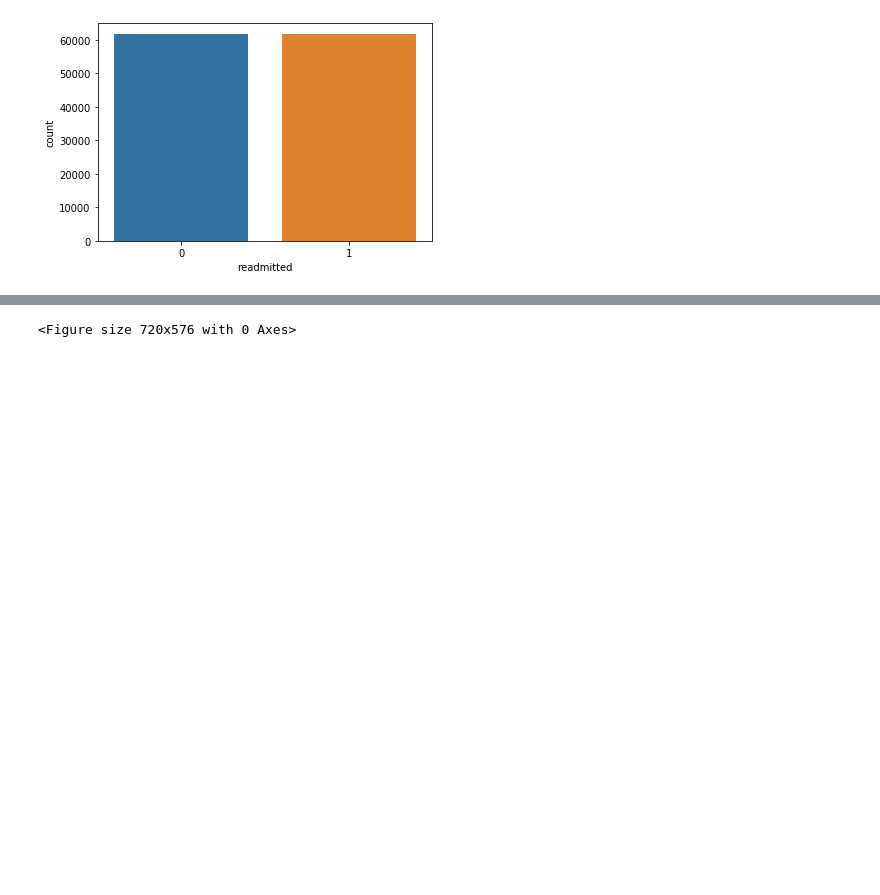
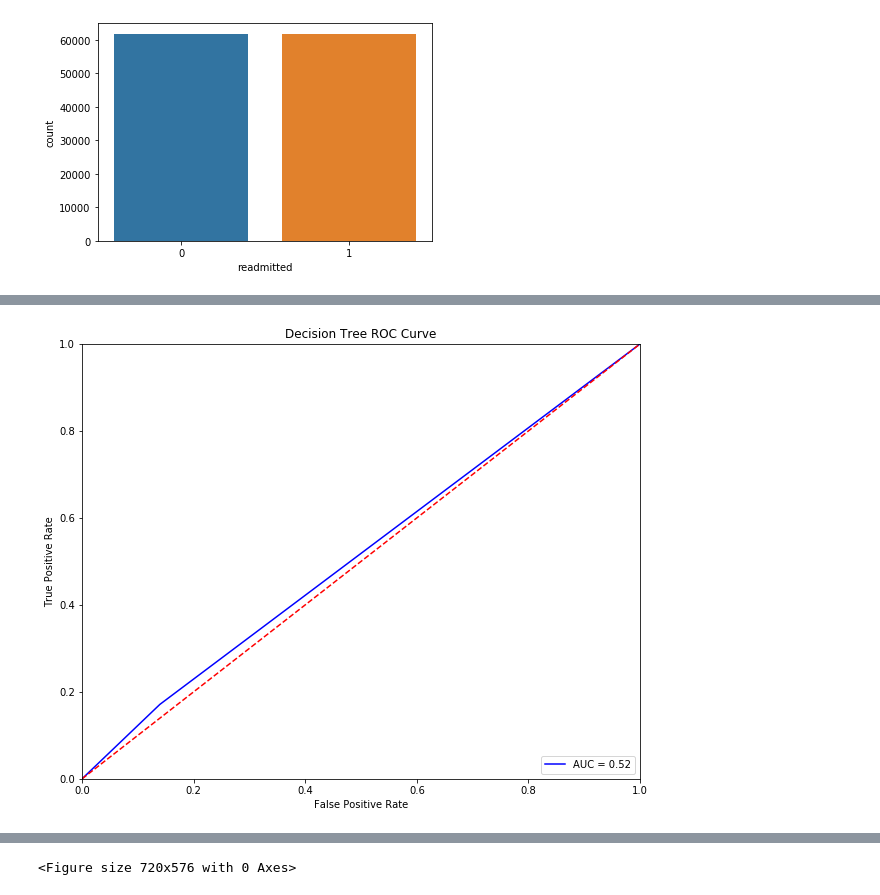
Before and after one commit to rchoi2/Diabetes-Readmission-Classifier, a Jupyter notebook: Diabetes_Classification_EDA.ipynb, the cells around one changed output, grey strips where cells are left out. Drawn from its saved outputs; the diff is of its cells as text; code cells hidden in the pictures; blank space fills up the shorter version.

```diff
--- a/Diabetes_Classification_EDA.ipynb
+++ b/Diabetes_Classification_EDA.ipynb
@@ -397,0 +410,4 @@ sns.countplot(y_train_res)
+# %%
+plot_roc_curve(dt_clf, X_test, y_test, "Decision Tree ROC Curve")
+# %% [output]
+[figure, added]
```
Also changed, not shown: parts of 50 cells of this notebook.
